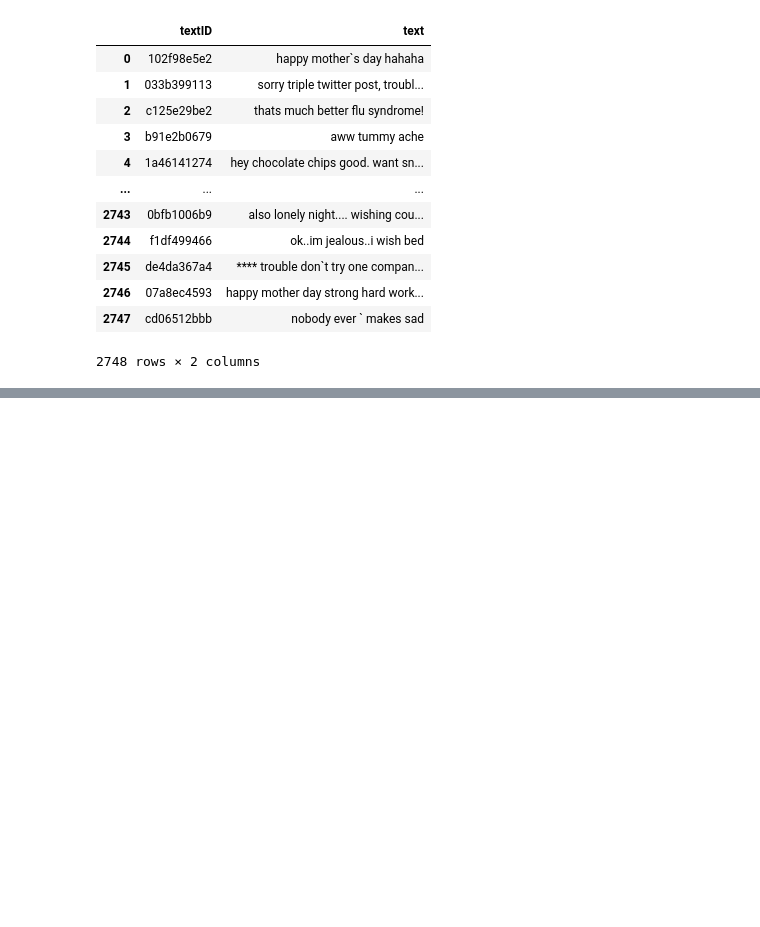
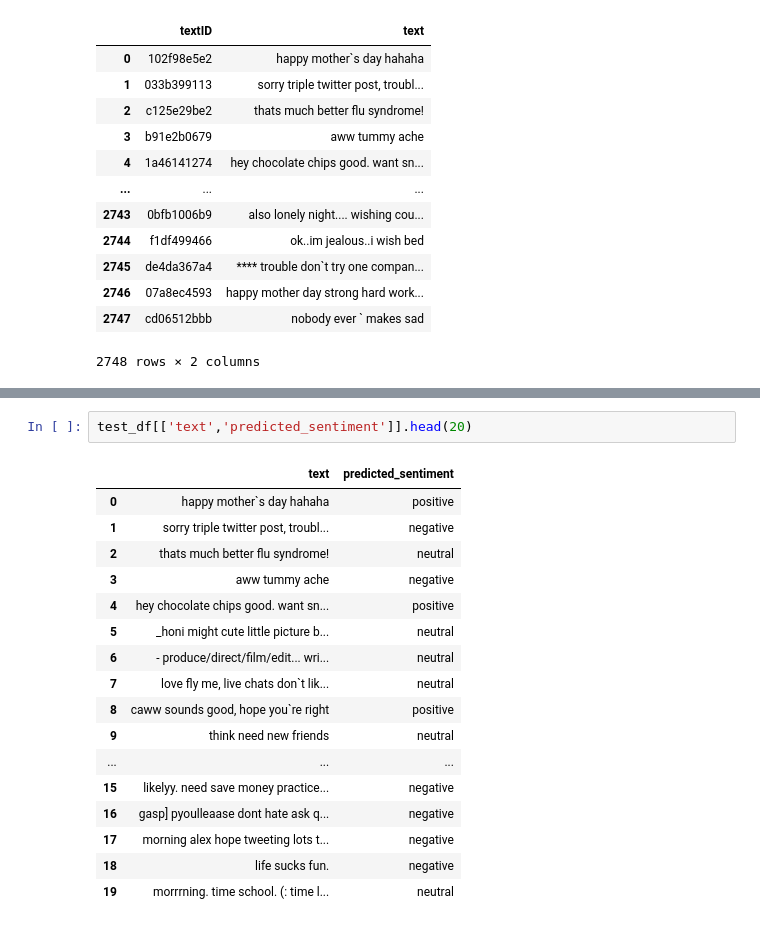
Before and after one commit to AdityaRadjou/SentimentAnalysis, a Jupyter notebook: Twitter_Sentiment_Analysis.ipynb, the cells around one changed output, grey strips where cells are left out. Drawn from its saved outputs; the diff is of its cells as text; blank space fills up the shorter version.

```diff
--- a/Twitter_Sentiment_Analysis.ipynb
+++ b/Twitter_Sentiment_Analysis.ipynb
@@ -691,0 +698,20 @@ test_df.head(10)
+# %%
+test_df[['text','predicted_sentiment']].head(20)
+# %% [output]
+|  | text | predicted_sentiment |
+| 0 | happy mother`s day hahaha | positive |
+| 1 | sorry triple twitter post, troubl... | negative |
+| 2 | thats much better flu syndrome! | neutral |
+| 3 | aww tummy ache | negative |
+| 4 | hey chocolate chips good. want sn... | positive |
+| 5 | _honi might cute little picture b... | neutral |
+| 6 | - produce/direct/film/edit... wri... | neutral |
+| 7 | love fly me, live chats don`t lik... | neutral |
+| 8 | caww sounds good, hope you`re right | positive |
+| 9 | think need new friends | neutral |
+| ... | ... | ... |
+| 15 | likelyy. need save money practice... | negative |
+| 16 | gasp] pyoulleaase dont hate ask q... | negative |
+| 17 | morning alex hope tweeting lots t... | negative |
+| 18 | life sucks fun. | negative |
+| 19 | morrrning. time school. (: time l... | neutral |
```
Also changed, not shown: parts of 1 cell of this notebook.
